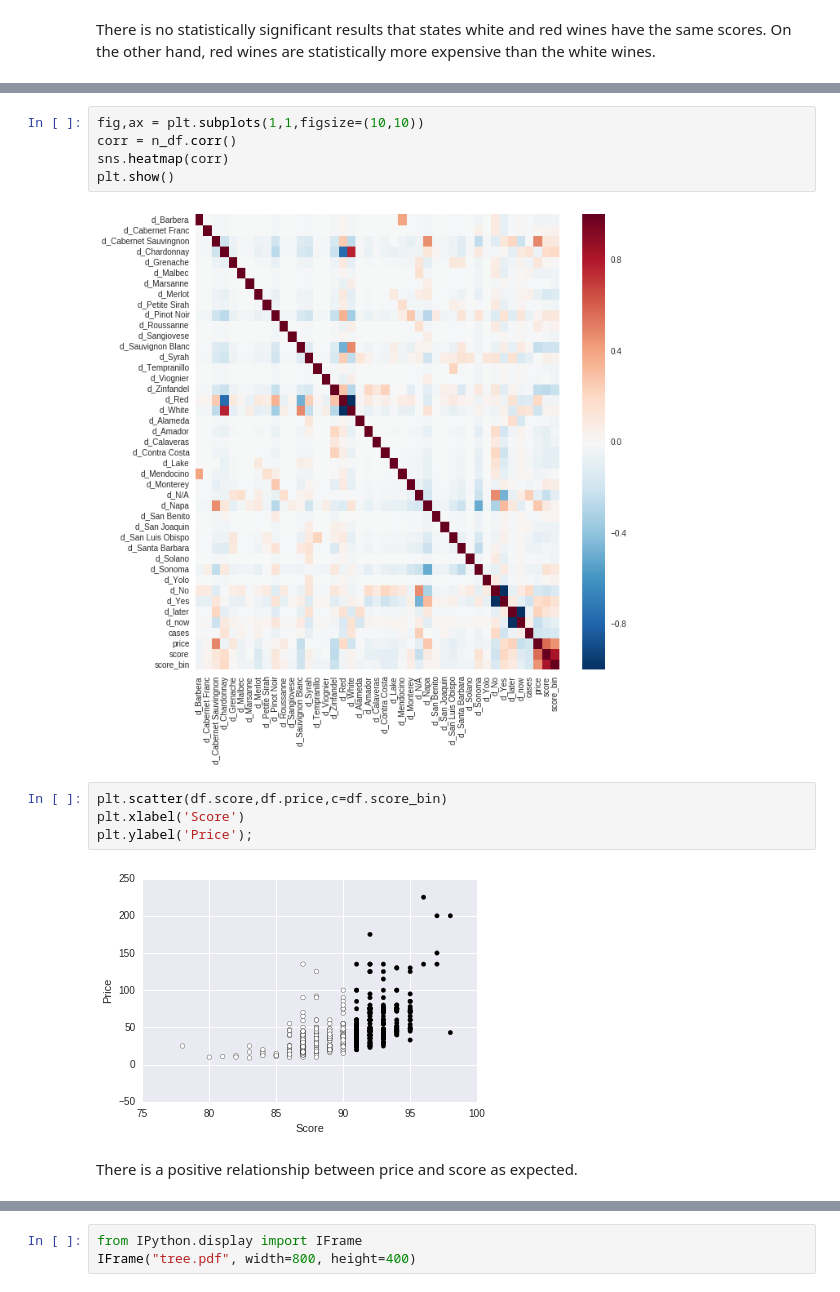
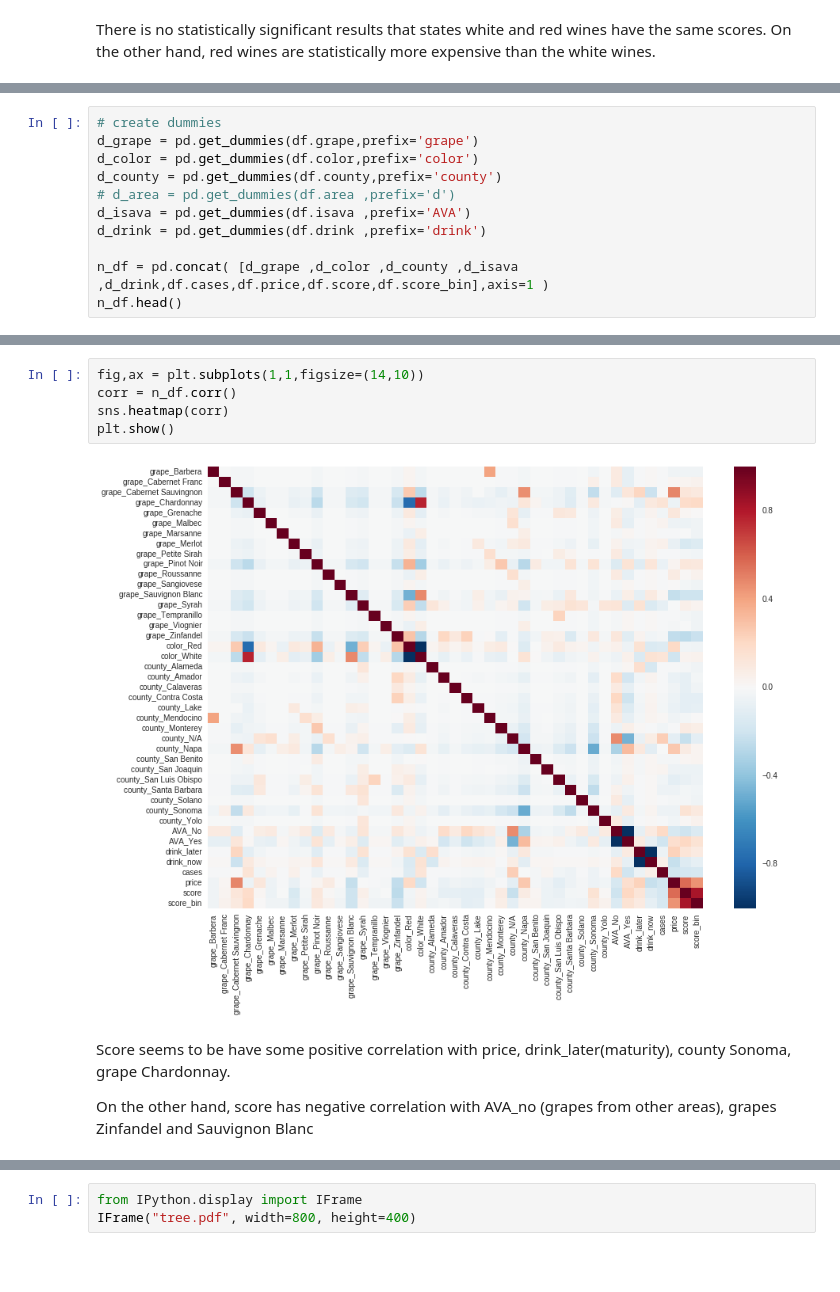
Before and after one commit to sametmarasli/Project_California_Wine, a Jupyter notebook: california_winedb.ipynb, the cells around one changed output, grey strips where cells are left out. Saved outputs shown, nothing was run; the diff lists cells and outputs as text; blank space fills up the shorter version.

```diff
--- a/california_winedb.ipynb
+++ b/california_winedb.ipynb
@@ -642,0 +541,11 @@ On the other hand, red wines are statistically more expensive than the white win
+# %%
+# create dummies
+d_grape = pd.get_dummies(df.grape,prefix='grape')
+d_color = pd.get_dummies(df.color,prefix='color')
+d_county = pd.get_dummies(df.county,prefix='county')
+# d_area = pd.get_dummies(df.area ,prefix='d')
+d_isava = pd.get_dummies(df.isava ,prefix='AVA')
+d_drink = pd.get_dummies(df.drink ,prefix='drink')
+
+n_df = pd.concat( [d_grape ,d_color ,d_county ,d_isava ,d_drink,df.cases,df.price,df.score,df.score_bin],axis=1 )
+n_df.head()
@@ -679,16 +575,12 @@ n_df.head()
 # %%
-fig,ax = plt.subplots(1,1,figsize=(10,10))
+fig,ax = plt.subplots(1,1,figsize=(14,10))
 corr = n_df.corr()
 sns.heatmap(corr)
 plt.show()
 # %% [output]
-[figure, old version]
+[figure, new version]
-# %%
-plt.scatter(df.score,df.price,c=df.score_bin)
-plt.xlabel('Score')
-plt.ylabel('Price');
-# %% [output]
-[figure, removed]
-# %% [markdown]
-There is a positive relationship between price and score as expected.
+# %% [markdown]
+Score seems to be have some positive correlation with price, drink_later(maturity), county Sonoma, grape Chardonnay.
+
+On the other hand, score has negative correlation with AVA_no (grapes from other areas), grapes Zinfandel and Sauvignon Blanc
 # %%
```
Also changed, not shown: parts of 73 cells of this notebook, 1 other file.
